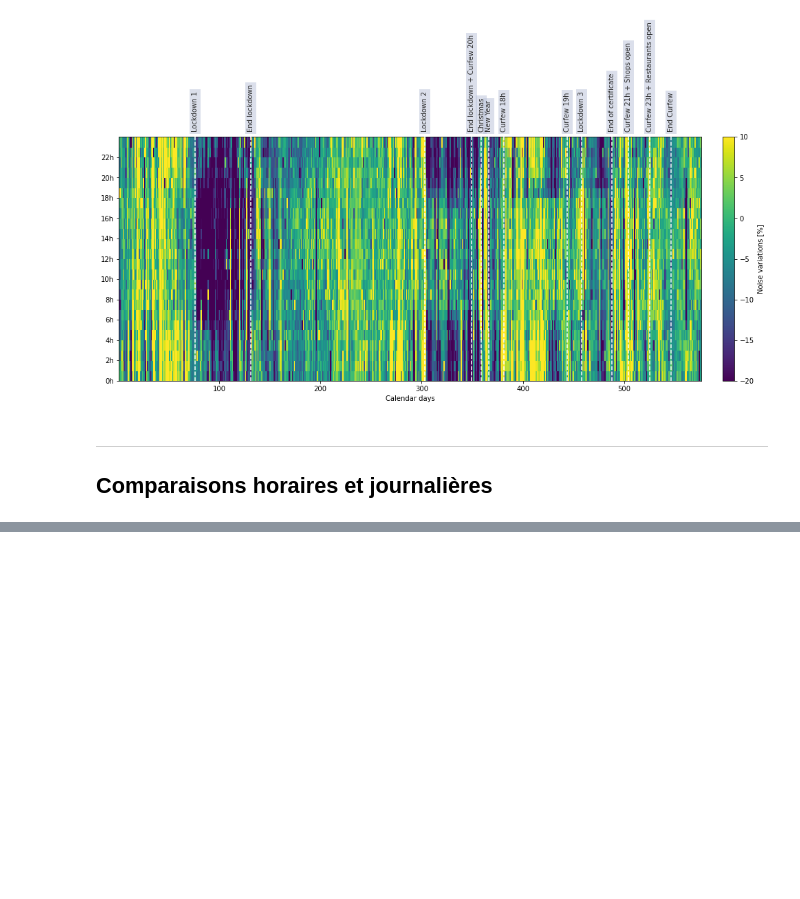
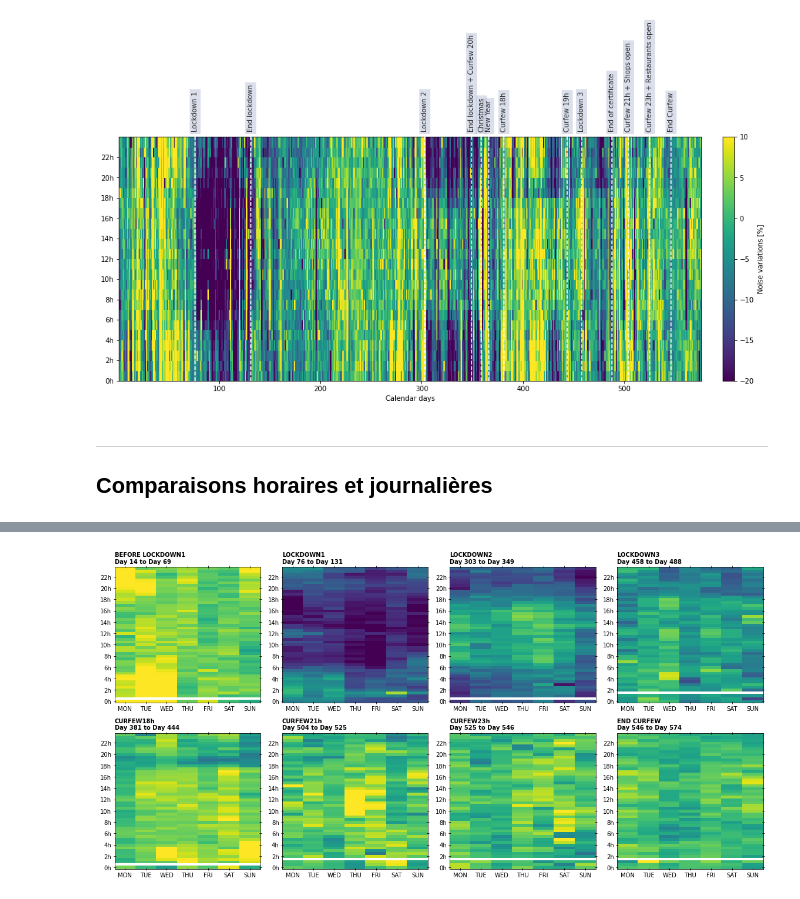
Before and after one commit to FlavienMattern/seismic-noise, a Jupyter notebook: fr_noise_overview_diff2019.ipynb, the cells around one changed output, grey strips where cells are left out. Cells and saved outputs as stored; diff of their text form; code cells hidden in the pictures; blank space fills up the shorter version.

```diff
--- a/fr_noise_overview_diff2019.ipynb
+++ b/fr_noise_overview_diff2019.ipynb
@@ -600,0 +796,78 @@ np.shape(h_matrix)
+# %%
+week = [(0, 'Monday'), (1, 'Tuesday'), (2, 'Wednesday'), (3, 'Thursday'), (4, 'Friday'), (5, 'Saturday'), (6, 'Sunday')]
+
+# On détermine les jours de la semaine de tous les jours étudiés
+week_count = {'Monday':[], 'Tuesday':[], 'Wednesday':[], 'Thursday':[], 'Friday':[], 'Saturday':[], 'Sunday':[]}
+
+for iDay in range(len(dates)):
+    for iw, weekday in week:
+        if dates[iDay].dayofweek==iw:
+            week_count[weekday].append(iDay)
+
+for key in week_count.keys():
+    week_count[key] = np.array(week_count[key])
+# %%
+h_matrix = grid
+
+nlines = 2
+ncols  = 4
+periods = {
+    'BEFORE LOCKDOWN1':(pd.to_datetime("2020-01-15"), pd.to_datetime("2020-03-10")),
+    'LOCKDOWN1':(pd.to_datetime("2020-03-17"), pd.to_datetime("2020-05-11")),
+    'LOCKDOWN2':(pd.to_datetime("2020-10-30"), pd.to_datetime("2020-12-15")),
+    'LOCKDOWN3':(pd.to_datetime("2021-04-03"), pd.to_datetime("2021-05-03")),
+    'CURFEW18h':(pd.to_datetime("2021-01-16"), pd.to_datetime("2021-03-20")),
+    'CURFEW21h':(pd.to_datetime("2021-05-19"), pd.to_datetime("2021-06-09")),
+    'CURFEW23h':(pd.to_datetime("2021-06-09"), pd.to_datetime("2021-06-30")),
+    'END CURFEW':(pd.to_datetime("2021-06-30"), pd.to_datetime("2021-07-28"))
+}
+
+plt.figure(figsize=(4*ncols, 4*nlines))
+
+ss = 1
+for desc in periods.keys():
+    plt.subplot(nlines, ncols, ss)
+
+    plt.tick_params(direction="inout", which="both", top=True, right=True)
+
+    t1 = periods[desc][0]
+    t2 = periods[desc][1]
+
+    for weekday in ['Monday', 'Tuesday', 'Wednesday', 'Thursday', 'Friday', 'Saturday', 'Sunday']:
+
+        dates_sort = dates[week_count[weekday]]
+        dates_sort = dates_sort[dates_sort >= t1]
+        dates_sort = dates_sort[dates_sort <= t2]
+
+        k=0
+        for d in dates_sort:
+            ii = np.where(dates == d)[0][0]
+            if k==0: subarray = np.array(h_matrix[:,ii])
+            else:    subarray = np.vstack([subarray, h_matrix[:,ii]])
+            k += 1
+
+        subarray = np.nanmedian(subarray, axis=0)
+        subarray = np.expand_dims(subarray, 1)
+
+        if weekday=='Monday': week_array = subarray
+        else:                 week_array = np.append(week_array, subarray, axis=1)
+
+    idx1 = np.where(dates == t1)[0][0]
+    idx2 = np.where(dates == t2)[0][0]
+    plt.title("{}\nDay {} to Day {}".format(desc, idx1, idx2), loc="left", fontweight="bold", fontsize=10)
+    plt.pcolormesh(week_array)
+    h_label = ["0h","2h","4h","6h","8h","10h","12h","14h","16h","18h","20h","22h"]
+    w_label = ["MON", "TUE", "WED", "THU", "FRI", "SAT", "SUN"]
+    plt.yticks(np.arange(0, 48, 4)+0.5, h_label)
+    plt.xticks(np.arange(0, 7, 1)+0.5, w_label)
+    plt.clim(-25, 10)
+
+    ss += 1
+
+plt.tight_layout()
+folder = "RESULTS/FR/all_stations/{}Hz/ref2019".format(freq_str)
+if not os.path.exists(folder): os.makedirs(folder)
+plt.savefig("{}/hours_vs_week_periods.png".format(folder), dpi=150)
+plt.show()
+# %% [output]
+[figure, added]
```
Also changed, not shown: parts of 8 cells of this notebook, 1 other file.
